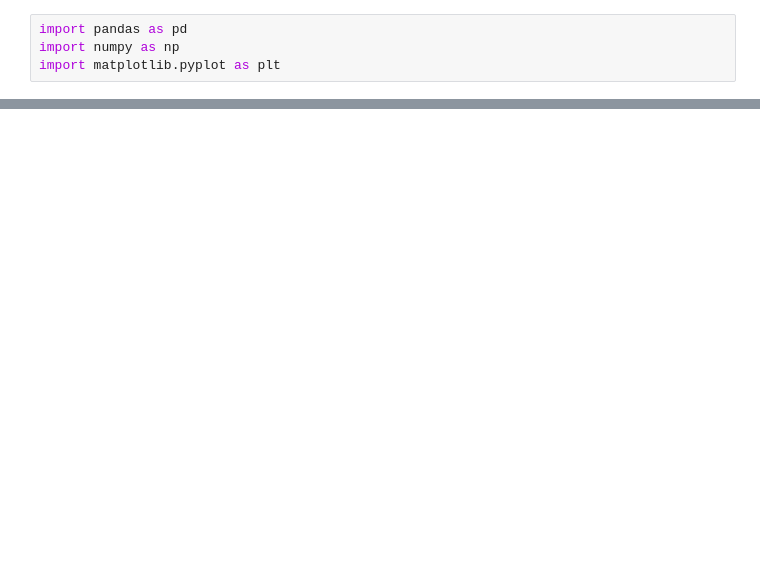
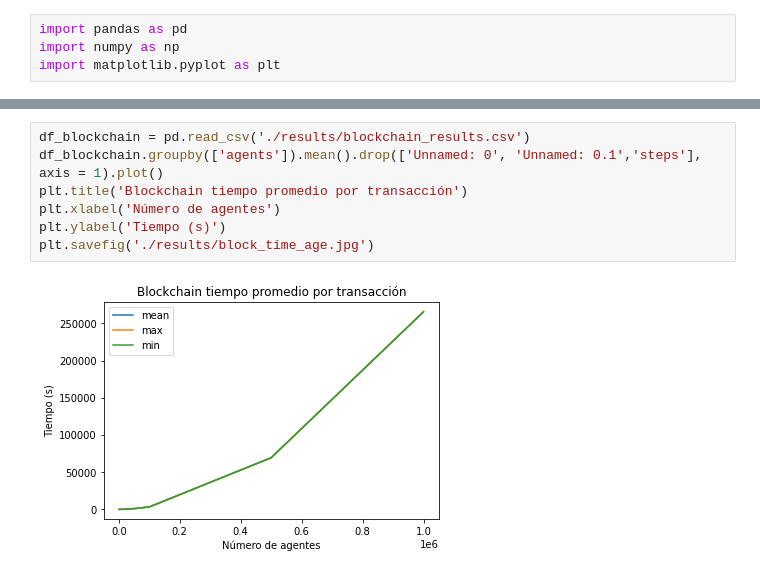
Before and after one commit to JuanDavidG1997/microgridDLT, a Jupyter notebook: results.ipynb, the cells around one changed output, grey strips where cells are left out. Drawn from its saved outputs; the diff is of its cells as text; blank space fills up the shorter version.

Commit message:
Updated files with results

```diff
--- a/results.ipynb
+++ b/results.ipynb
@@ -82,0 +42,9 @@ df_iota.groupby(['agents']).mean().drop(['steps'], axis = 1).plot()
+# %%
+df_blockchain = pd.read_csv('./results/blockchain_results.csv')
+df_blockchain.groupby(['agents']).mean().drop(['Unnamed: 0', 'Unnamed: 0.1','steps'], axis = 1).plot()
+plt.title('Blockchain tiempo promedio por transacción')
+plt.xlabel('Número de agentes')
+plt.ylabel('Tiempo (s)')
+plt.savefig('./results/block_time_age.jpg')
+# %% [output]
+[figure, added]
```
Also changed, not shown: parts of 12 cells of this notebook, 27 other files.
